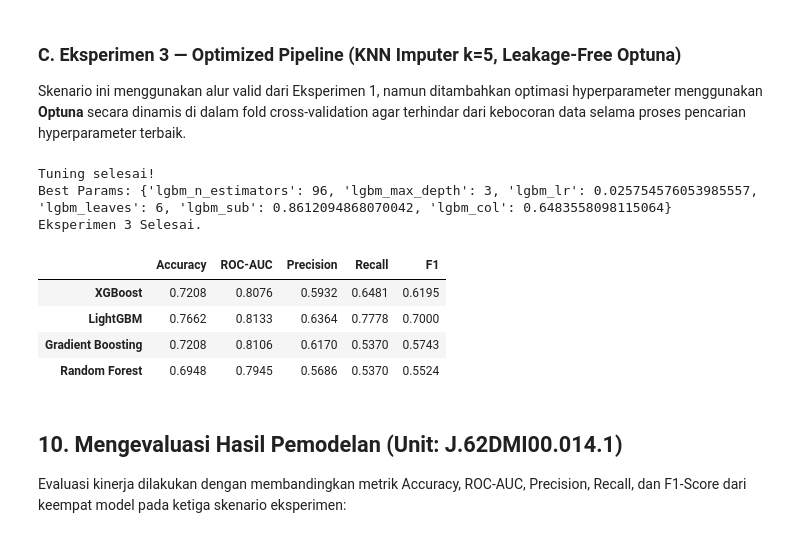
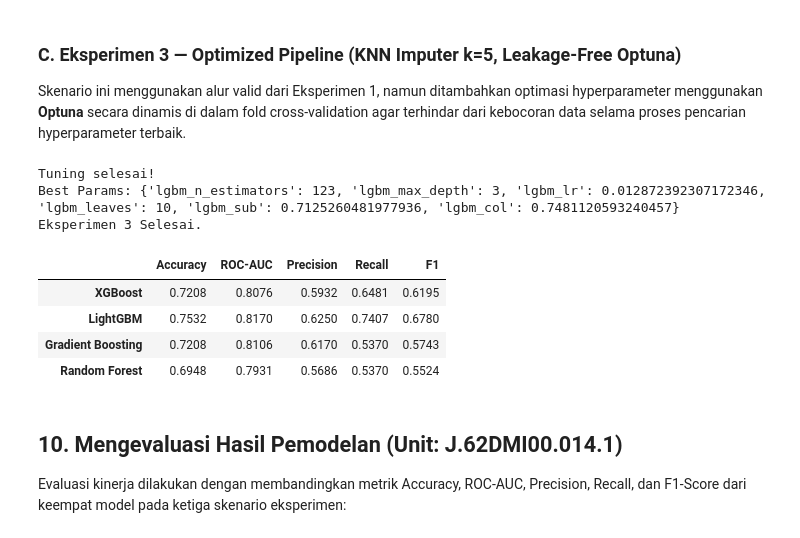
Before and after one commit to Alfaturachman/data-scientist-bnsp, a Jupyter notebook: diabetes/Diabetes_Prediction.ipynb, the cells around one changed output. Drawn from its saved outputs; the diff is of its cells as text; code cells hidden in the pictures.

```diff
--- a/diabetes/Diabetes_Prediction.ipynb
+++ b/diabetes/Diabetes_Prediction.ipynb
@@ -132,29 +132,3 @@ plt.show()
 ### C. Visualisasi Distribusi Histogram untuk Seluruh Kolom (9 Kolom)
 
 Untuk melihat sebaran data secara visual pada ke-9 kolom (8 fitur prediktor + 1 target), berikut adalah grafik histogram (distribusi bar) yang dikelompokkan berdasarkan target `Outcome` (Sehat vs Diabetes). Ini membantu mendeteksi penyimpangan sebaran nilai di antara pasien sehat dan diabetes secara langsung.
-# %%
-fig, axes = plt.subplots(3, 3, figsize=(18, 14))
-axes = axes.ravel()
-cols = list(df.columns)
-
-for i, col in enumerate(cols):
-    if col == 'Outcome':
-        # Kolom target: count plot (total bar sehat vs diabetes)
-        sns.countplot(x=col, data=df, ax=axes[i], palette=['#007aff', '#ff9500'])
-        axes[i].set_title('Distribusi Target: Outcome', fontweight='bold', fontsize=12)
-        axes[i].set_xticklabels(['Sehat (0)', 'Diabetes (1)'])
-        axes[i].set_xlabel('Outcome')
-        axes[i].set_ylabel('Jumlah Sampel')
-        # Tampilkan total angka di atas bar
-        for p in axes[i].patches:
-            axes[i].annotate(f'{int(p.get_height())}', (p.get_x() + p.get_width() / 2., p.get_height() + 10),
-                            ha='center', va='center', xytext=(0, 5), textcoords='offset points', fontweight='bold', fontsize=11)
-    else:
-        # Kolom fitur: histogram bar dikelompokkan berdasarkan Outcome
-        sns.histplot(data=df, x=col, hue='Outcome', multiple='stack', ax=axes[i], palette=['#007aff', '#ff9500'], bins=20, edgecolor='white')
-        axes[i].set_title(f'Distribusi: {col}', fontweight='bold', fontsize=12)
-        axes[i].set_xlabel(col)
-        axes[i].set_ylabel('Jumlah Sampel')
-
-plt.tight_layout()
-plt.show()
@@ -488,7 +460,8 @@ def tune_lightgbm_leakage_free(X_tr_raw, y_tr):
 
         return np.mean(scores)
 
-    study = optuna.create_study(direction='maximize')
+    from optuna.samplers import TPESampler
+    study = optuna.create_study(direction='maximize', sampler=TPESampler(seed=42))
     study.optimize(objective, n_trials=50)
     return study.best_params
 
@@ -533,37 +506,37 @@ lgbm_p = {
     'class_weight': 'balanced',
     'random_state': 42,
     'verbose': -1
 }
 rf_p = {
     'class_weight': 'balanced',
     'random_state': 42
 }
 
 opt_xgb = XGBClassifier(**xgb_p)
 opt_lgbm = LGBMClassifier(**lgbm_p)
 opt_rf = RandomForestClassifier(**rf_p)
 opt_gbm = GradientBoostingClassifier(random_state=42)
 
 # Evaluasi semua model individual
 indiv_models_s3 = {'XGBoost': opt_xgb, 'LightGBM': opt_lgbm, 'Gradient Boosting': opt_gbm, 'Random Forest': opt_rf}
 results_s3 = {}
 for mname, clf in indiv_models_s3.items():
     clf.fit(X_train_scaled, y_train)
     yp = clf.predict(X_test_scaled)
     ypr = clf.predict_proba(X_test_scaled)[:, 1]
     results_s3[mname] = {'Accuracy': accuracy_score(y_test, yp), 'ROC-AUC': roc_auc_score(y_test, ypr),
                          'Precision': precision_score(y_test, yp), 'Recall': recall_score(y_test, yp), 'F1': f1_score(y_test, yp)}
 print('Eksperimen 3 Selesai.')
 pd.DataFrame(results_s3).T.round(4)
 # %% [output]
 Tuning selesai!
-Best Params: {'lgbm_n_estimators': 96, 'lgbm_max_depth': 3, 'lgbm_lr': 0.025754576053985557, 'lgbm_leaves': 6, 'lgbm_sub': 0.8612094868070042, 'lgbm_col': 0.6483558098115064}
+Best Params: {'lgbm_n_estimators': 123, 'lgbm_max_depth': 3, 'lgbm_lr': 0.012872392307172346, 'lgbm_leaves': 10, 'lgbm_sub': 0.7125260481977936, 'lgbm_col': 0.7481120593240457}
 Eksperimen 3 Selesai.
 |  | Accuracy | ROC-AUC | Precision | Recall | F1 |
 | XGBoost | 0.7208 | 0.8076 | 0.5932 | 0.6481 | 0.6195 |
-| LightGBM | 0.7662 | 0.8133 | 0.6364 | 0.7778 | 0.7000 |
+| LightGBM | 0.7532 | 0.8170 | 0.6250 | 0.7407 | 0.6780 |
 | Gradient Boosting | 0.7208 | 0.8106 | 0.6170 | 0.5370 | 0.5743 |
-| Random Forest | 0.6948 | 0.7945 | 0.5686 | 0.5370 | 0.5524 |
+| Random Forest | 0.6948 | 0.7931 | 0.5686 | 0.5370 | 0.5524 |
 # %% [markdown]
 ## 10. Mengevaluasi Hasil Pemodelan (Unit: J.62DMI00.014.1)
 
```
Also changed, not shown: parts of 4 cells of this notebook, 9 other files.
